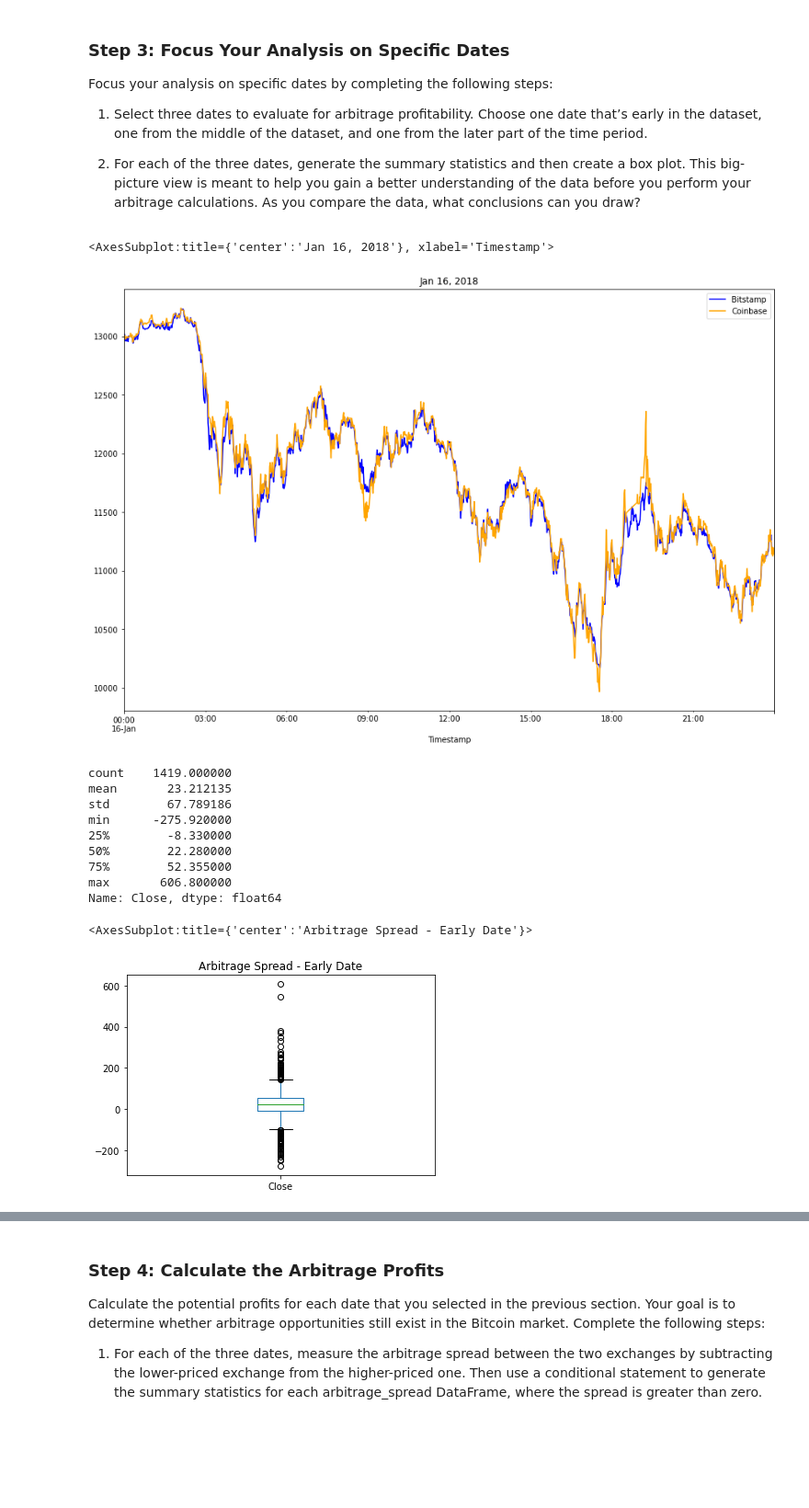
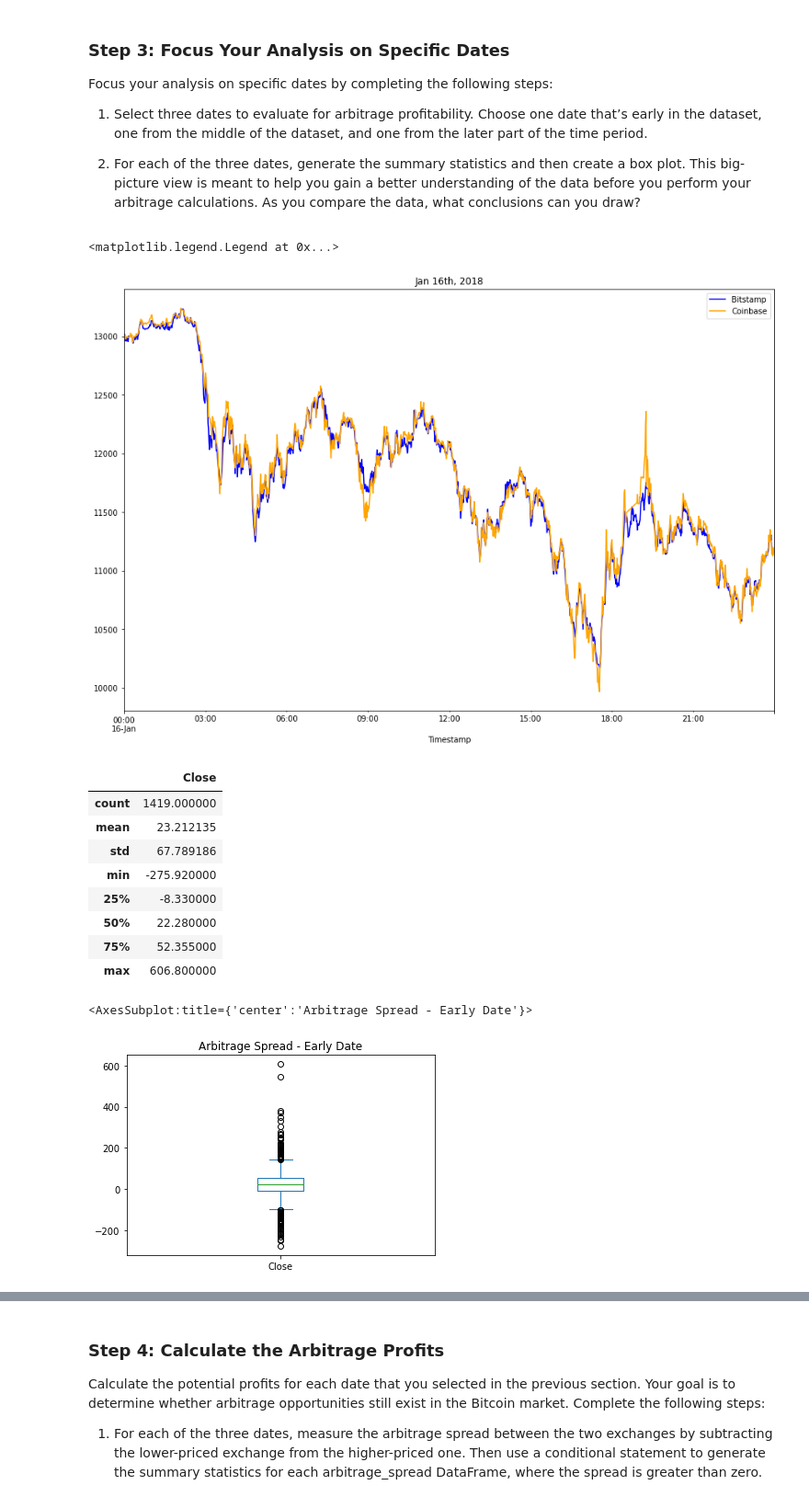
Before and after one commit to galcivar/module_03, a Jupyter notebook: crypto_arbitrage.ipynb, the cells around one changed output, grey strips where cells are left out. Shown at 92% size. Saved outputs shown, nothing was run; the diff lists cells and outputs as text; code cells hidden in the pictures; blank space fills up the shorter version.

```diff
--- a/crypto_arbitrage.ipynb
+++ b/crypto_arbitrage.ipynb
@@ -288,7 +294,7 @@ Select the data you want to analyze. Use `loc` or `iloc` to select the following
 * Close
 # %%
 # Use loc or iloc to select `Timestamp (the index)` and `Close` from bitstamp DataFrame
-bitstamp_sliced = bitstamp.loc[:, ['Timestamp', 'Close']]
+bitstamp_sliced = bitstamp.iloc[:, [3]]
 
 # Review the first five rows of the DataFrame
 bitstamp_sliced.head(5)
@@ -302,6 +309,6 @@ bitstamp_sliced.head(5)
 # %%
 # Use loc or iloc to select `Timestamp (the index)` and `Close` from coinbase DataFrame
-coinbase_sliced = coinbase.loc[:, ['Timestamp', 'Close']]
+coinbase_sliced = coinbase.iloc[:, [3]]
 
 # Review the first five rows of the DataFrame
 coinbase_sliced.head(5)
@@ -401,33 +415,36 @@ Focus your analysis on specific dates by completing the following steps:
 # %%
 # Create an overlay plot that visualizes the two dataframes over a period of one day early in the dataset.
 # Be sure that the plots include the parameters `legend`, `figsize`, `title`, `color` and `label`
-# YOUR CODE HERE
+date_early = '2018-01-16'
+ax = bitstamp_sliced.loc[date_early].plot.line(title='Jan 16th, 2018', color='blue', label='Bitstamp')
+coinbase_sliced.loc[date_early].plot.line(ax=ax,figsize=(15,10), color='orange', label='Coinbase')
+ax.legend(["Bitstamp", "Coinbase"])
 # %% [output]
-<AxesSubplot:title={'center':'Jan 16, 2018'}, xlabel='Timestamp'>
+<matplotlib.legend.Legend at 0x...>
 [figure]
 # %%
 # Using the early date that you have selected, calculate the arbitrage spread
 # by subtracting the bitstamp lower closing prices from the coinbase higher closing prices
-arbitrage_spread_early = # YOUR CODE HERE
+arbitrage_spread_early = coinbase_sliced.loc[date_early] - bitstamp_sliced.loc[date_early]
 
 # Generate summary statistics for the early DataFrame
-# YOUR CODE HERE
+arbitrage_spread_early.describe()
 # %% [output]
-count    1419.000000
-mean       23.212135
-std        67.789186
-min      -275.920000
-25%        -8.330000
-50%        22.280000
-75%        52.355000
-max       606.800000
-Name: Close, dtype: float64
+|  | Close |
+| count | 1419.000000 |
+| mean | 23.212135 |
+| std | 67.789186 |
+| min | -275.920000 |
+| 25% | -8.330000 |
+| 50% | 22.280000 |
+| 75% | 52.355000 |
+| max | 606.800000 |
 # %%
 # Visualize the arbitrage spread from early in the dataset in a box plot
-# YOUR CODE HERE
+arbitrage_spread_early.plot.box(title='Arbitrage Spread - Early Date')
 # %% [output]
 <AxesSubplot:title={'center':'Arbitrage Spread - Early Date'}>
-[figure, old version]
+[figure, new version]
 # %%
 # Create an overlay plot that visualizes the two dataframes over a period of one day from the middle of the dataset.
 # Be sure that the plots include the parameters `legend`, `figsize`, `title`, `color` and `label`
```
Also changed, not shown: parts of 59 cells of this notebook.
